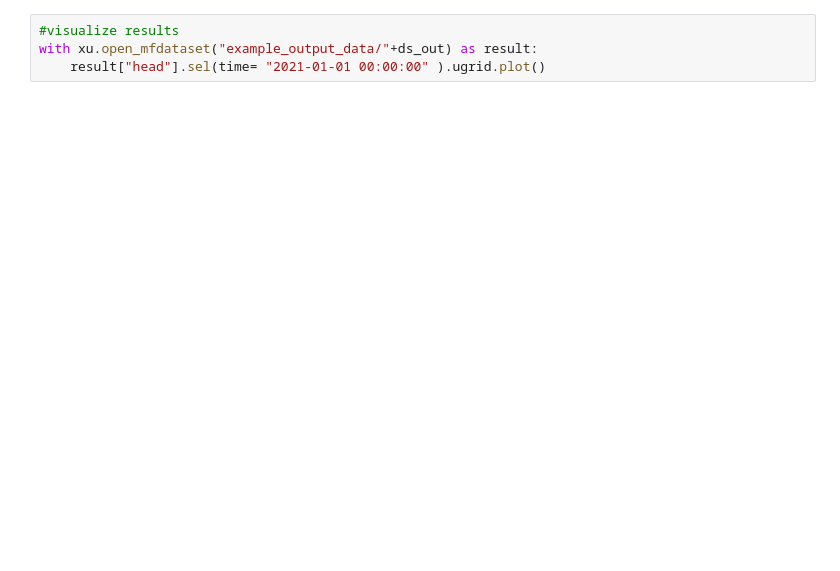
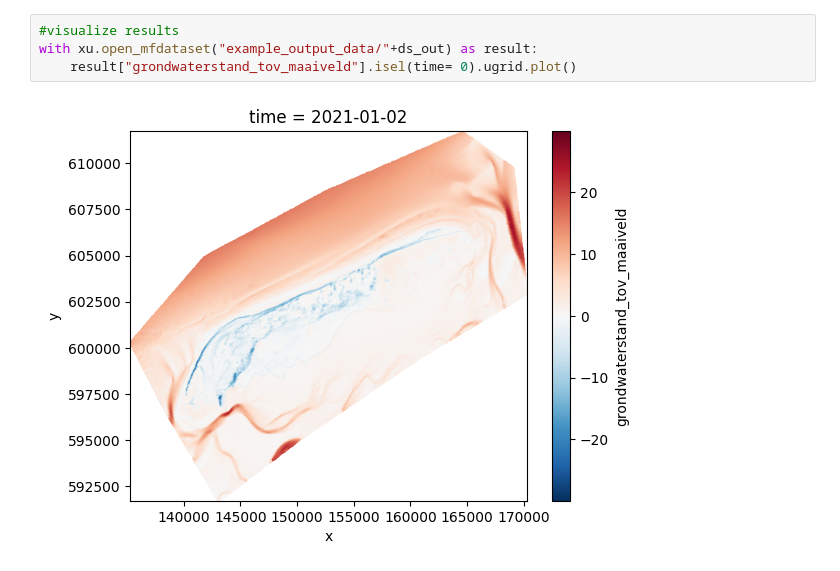
Before and after one commit to Deltares-research/decoimpact_examples, a Jupyter notebook: preprocessing/IMOD_conv_to_Ugrid_Netcdf.ipynb, the cells around one changed output. Saved outputs shown, nothing was run; the diff lists cells and outputs as text; blank space fills up the shorter version.

```diff
--- a/preprocessing/IMOD_conv_to_Ugrid_Netcdf.ipynb
+++ b/preprocessing/IMOD_conv_to_Ugrid_Netcdf.ipynb
@@ -63,4 +137,6 @@ RuntimeError: NetCDF: HDF error
 # %%
 #visualize results
 with xu.open_mfdataset("example_output_data/"+ds_out) as result:
-    result["head"].sel(time= "2021-01-01 00:00:00" ).ugrid.plot()
+    result["grondwaterstand_tov_maaiveld"].isel(time= 0).ugrid.plot()
+# %% [output]
+[figure, added]
```
Also changed, not shown: parts of 10 cells of this notebook, 2 other files.
